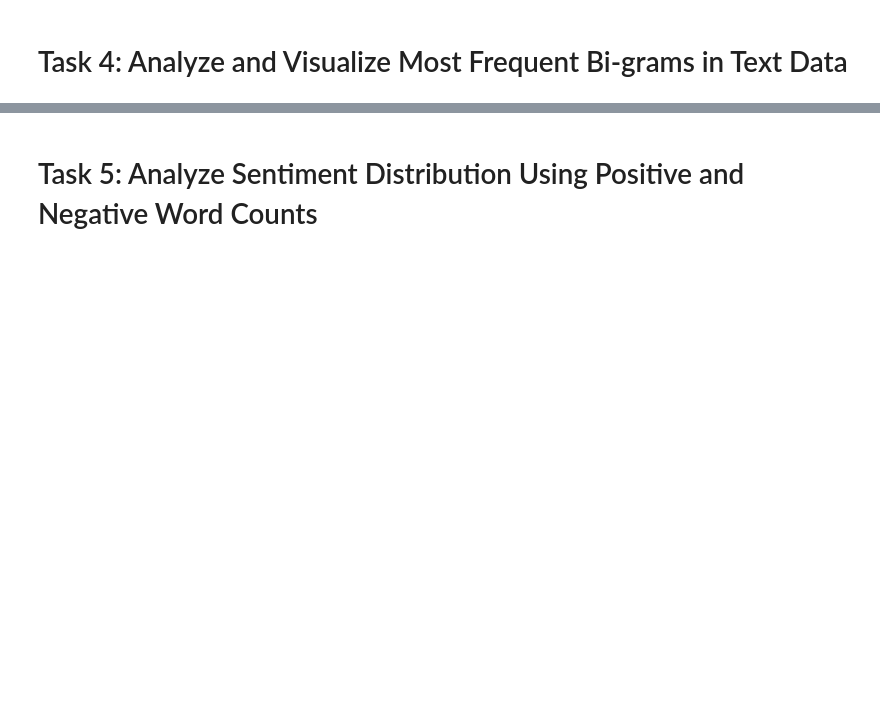
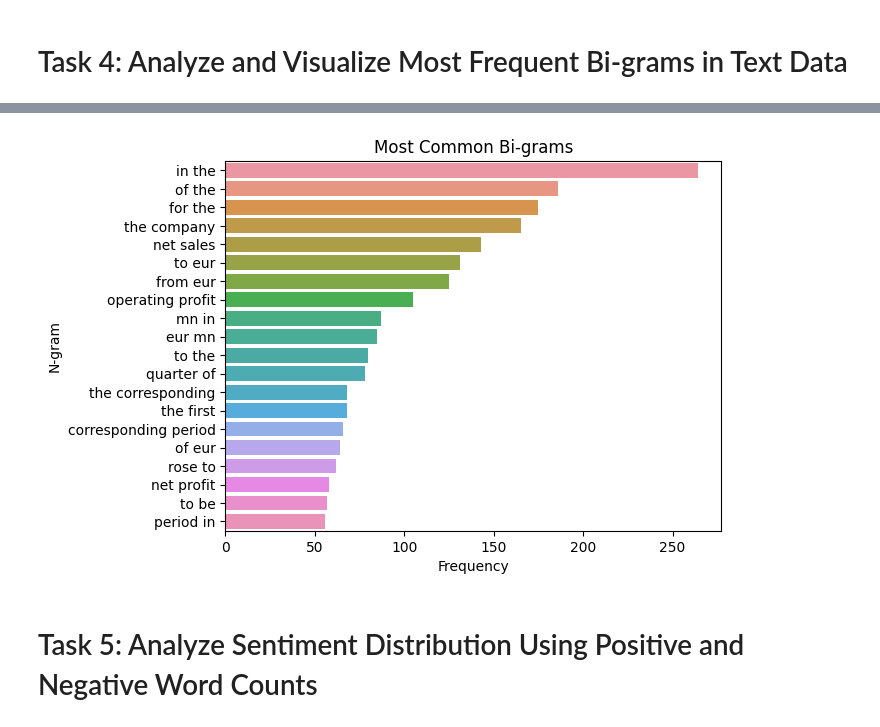
Before and after one commit to debdattasarkar/Sentiment-Analysis-Using-TensorFlow, a Jupyter notebook: starter.ipynb, the cells around one changed output, grey strips where cells are left out. Cells and saved outputs as stored; diff of their text form; code cells hidden in the pictures; blank space fills up the shorter version.

```diff
--- a/starter.ipynb
+++ b/starter.ipynb
@@ -143,0 +168,4 @@ plt.plot()
+# %%
+# Apply the vectorizer to the sentences to get the bi-gram counts
+ngram_counts = vectorizer.fit_transform(df.Sentence)
+ngram_counts
@@ -143,0 +175,5 @@ plt.plot()
+# %%
+# Aggregate counts and get feature names (bi-grams)
+ngram_sum = ngram_counts.sum(axis=0)
+ngram_list = [(ngram, ngram_sum[0, idx]) for ngram, idx in vectorizer.vocabulary_.items()]
+ngram_list[:5]
@@ -143,0 +186,7 @@ plt.plot()
+# %%
+# Sort the bi-grams by their frequency count in descending order
+common_ngrams = sorted(ngram_list, key=lambda x: x[1], reverse=True)[:20]
+# %%
+# Create a DataFrame for the most common bi-grams to facilitate visualization
+common_ngrams_df = pd.DataFrame(common_ngrams, columns=['N-gram', 'Frequency'])
+common_ngrams_df.head()
@@ -144,3 +200,10 @@ plt.plot()
+# %%
+# Use seaborn to create a bar plot for the bi-gram frequencies
+sns.barplot(data=common_ngrams_df, x='Frequency', y='N-gram')
+plt.title('Most Common Bi-grams')  # Adding a title to the plot
+plt.show()                          # Display the visualization
+# %% [output]
+[figure, added]
 # %% [markdown]
 # Task 5: Analyze Sentiment Distribution Using Positive and Negative Word Counts
 # %% [markdown]
```
Also changed, not shown: parts of 37 cells of this notebook, 1 other file.
